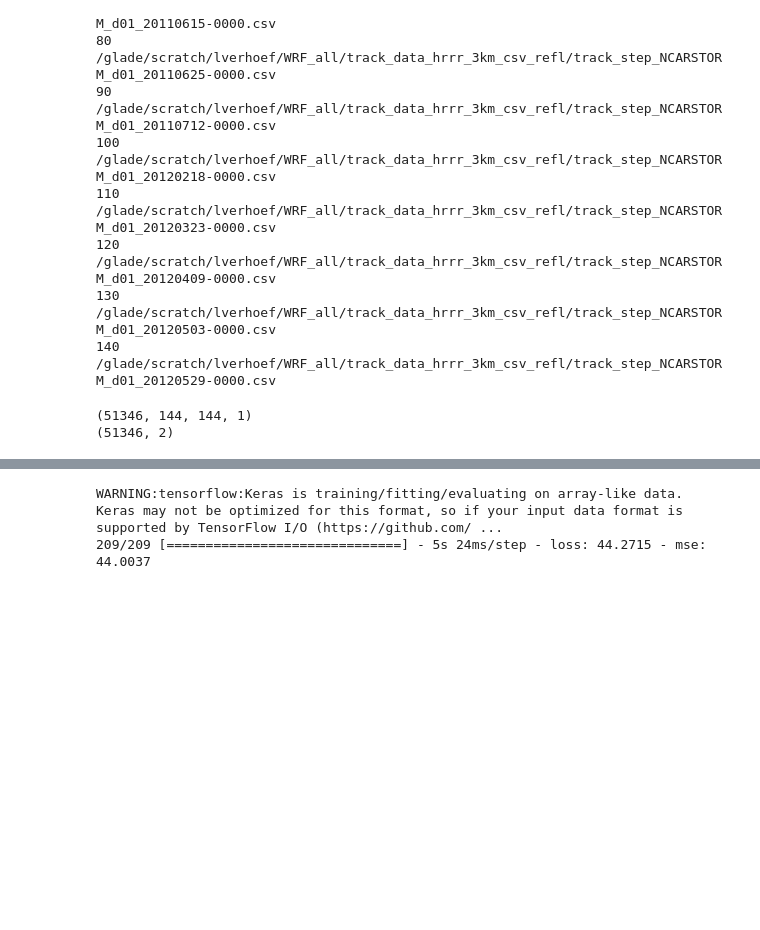
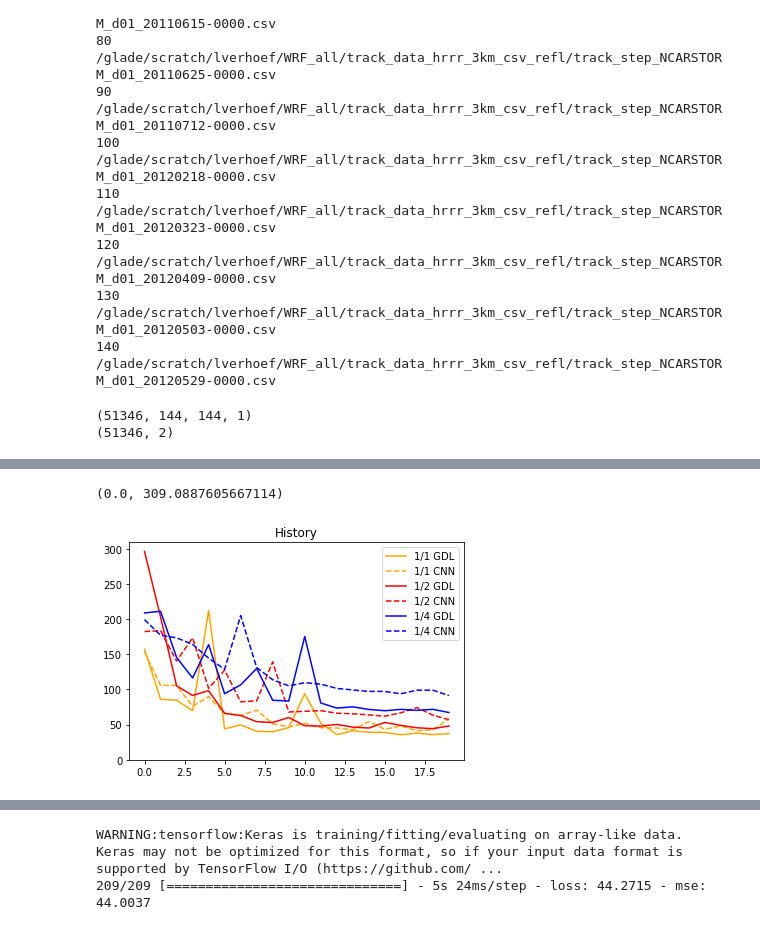
Before and after one commit to zyjux/gdl-storm-mode, a Jupyter notebook: notebooks/rot_inv_data_size_comparison.ipynb, the cells around one changed output, grey strips where cells are left out. Saved outputs shown, nothing was run; the diff lists cells and outputs as text; code cells hidden in the pictures; blank space fills up the shorter version.

Commit message:
Re-ran and updated plots

```diff
--- a/notebooks/rot_inv_data_size_comparison.ipynb
+++ b/notebooks/rot_inv_data_size_comparison.ipynb
@@ -266,8 +272,13 @@ ax.set_ylim(bottom=0, top=1000)
 # %%
-a = plt.plot(gdl_history.history['mse'], label='training', color='blue')
-b = plt.plot(gdl_history.history['val_mse'], label='validation', color='blue', linestyle='dashed')
+colors = ['orange', 'red', 'blue', 'green', 'gold', 'purple']
+for i in range(3):
+    plt.plot(gdl_history[i].history['val_loss'], label=f'1/{2**i} GDL', color=colors[i])
+    plt.plot(cnn_history[i].history['val_loss'], label=f'1/{2**i} CNN', color=colors[i], linestyle='dashed')
 plt.legend()
-plt.title("GDL MSE History")
+plt.title("History")
 ax = plt.gca()
 ax.set_ylim(bottom=0)
+# %% [output]
+(0.0, 309.0887605667114)
+[figure, added]
 # %%
```
Also changed, not shown: parts of 4 cells of this notebook.
